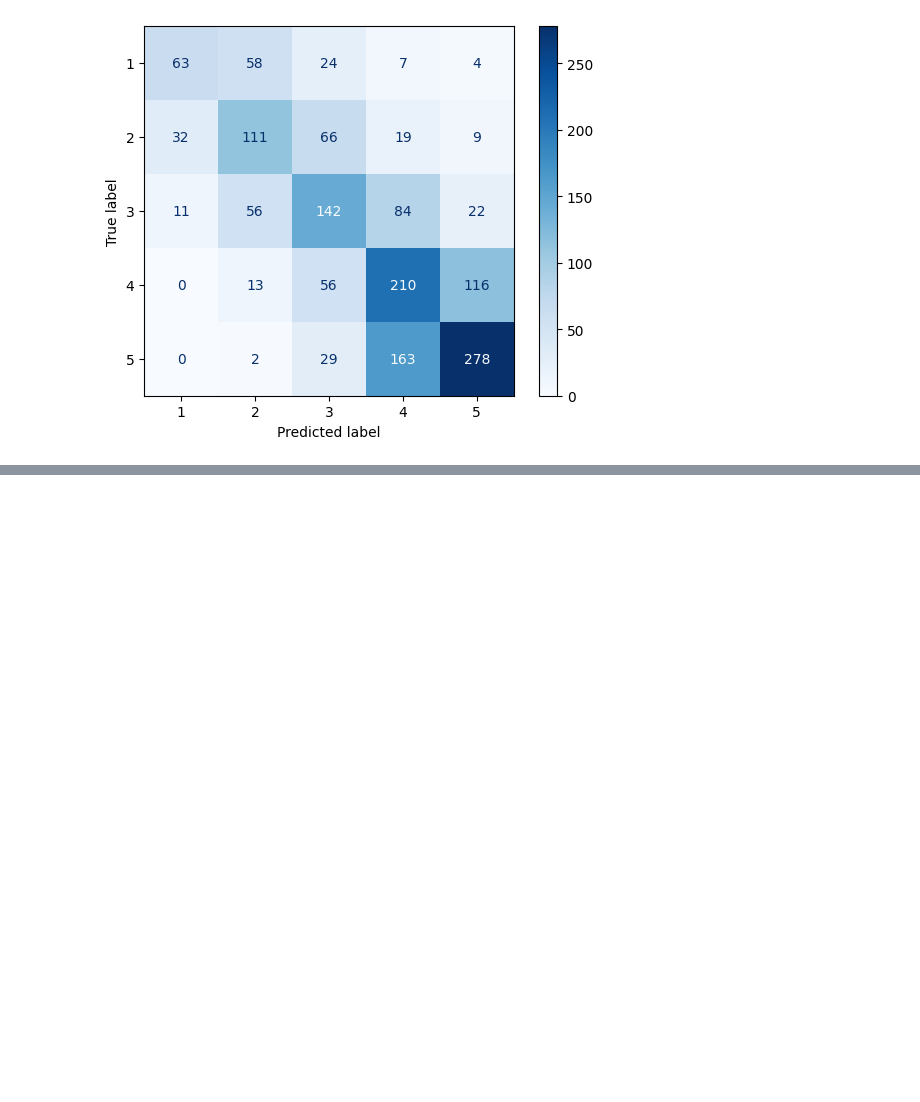
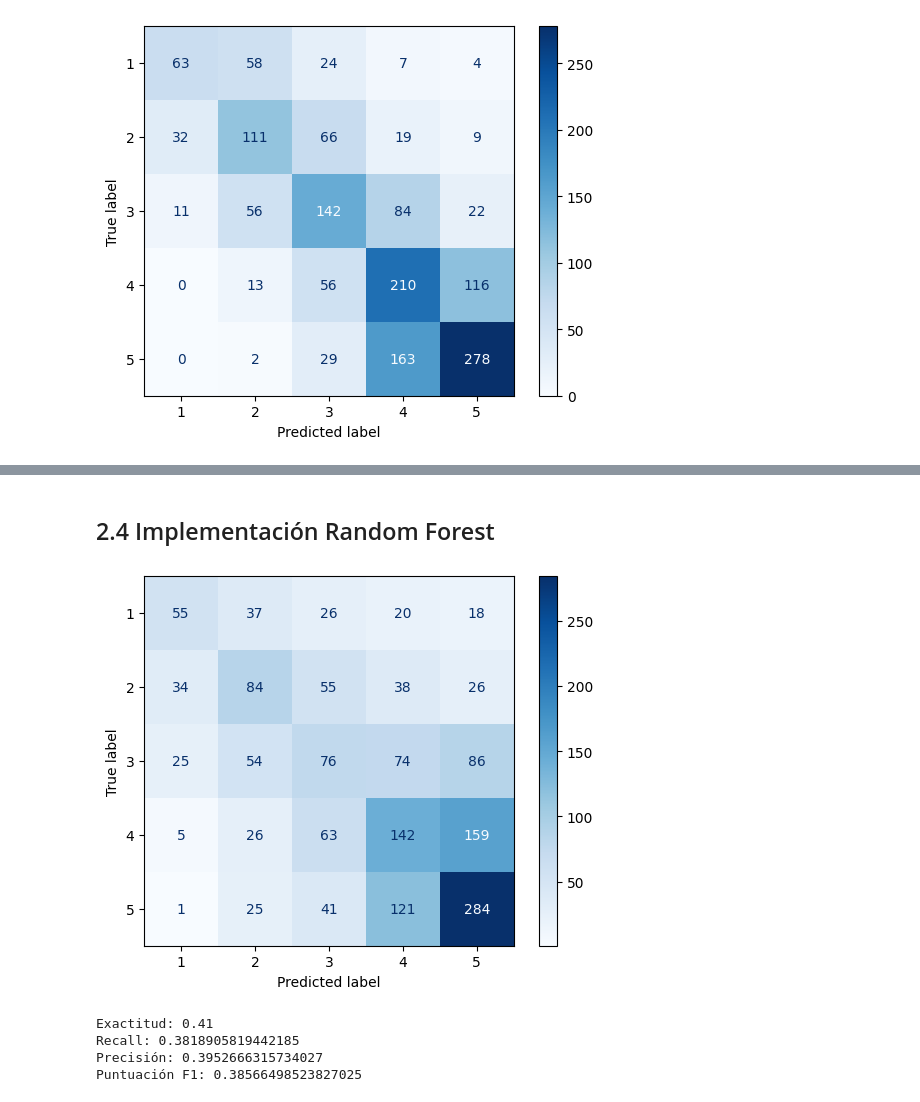
Before and after one commit to abelarismendy/BI-Project1, a Jupyter notebook: Proyecto_1_Etapa_1.ipynb, the cells around one changed output, grey strips where cells are left out. Drawn from its saved outputs; the diff is of its cells as text; code cells hidden in the pictures; blank space fills up the shorter version.

```diff
--- a/Proyecto_1_Etapa_1.ipynb
+++ b/Proyecto_1_Etapa_1.ipynb
@@ -833,0 +822,26 @@ KNN
+# %% [markdown]
+## 2.4 Implementación Random Forest
+# %%
+from sklearn.ensemble import RandomForestClassifier
+clf = RandomForestClassifier(n_estimators=10)
+clf = clf.fit(X_train, Y_train)
+
+# Predict using the SVM model
+y_pred_rf = clf.predict(X_test)
+cm = confusion_matrix(Y_test, y_pred_rf)
+disp = ConfusionMatrixDisplay(confusion_matrix=cm, display_labels=modelo.classes_)
+disp.plot(cmap=plt.cm.Blues)
+
+plt.show()
+# %% [output]
+[figure, added]
+# %%
+print('Exactitud: %.2f' % accuracy_score(Y_test, y_pred_rf))
+print("Recall: {}".format(recall_score(Y_test, y_pred_rf, average='macro')))
+print("Precisión: {}".format(precision_score(Y_test, y_pred_rf, average='macro')))
+print("Puntuación F1: {}".format(f1_score(Y_test, y_pred_rf, average='macro')))
+# %% [output]
+Exactitud: 0.41
+Recall: 0.3818905819442185
+Precisión: 0.3952666315734027
+Puntuación F1: 0.38566498523827025
```
Also changed, not shown: parts of 111 cells of this notebook.
